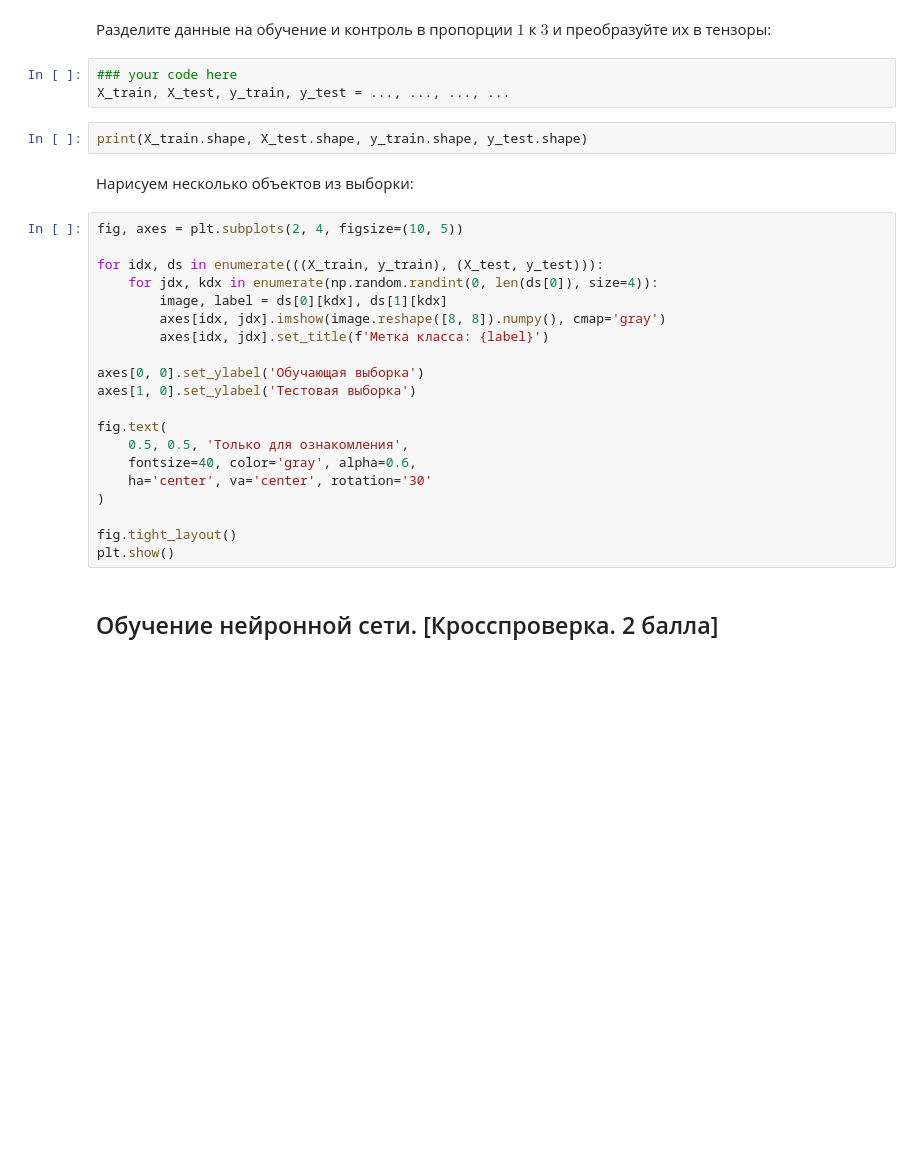
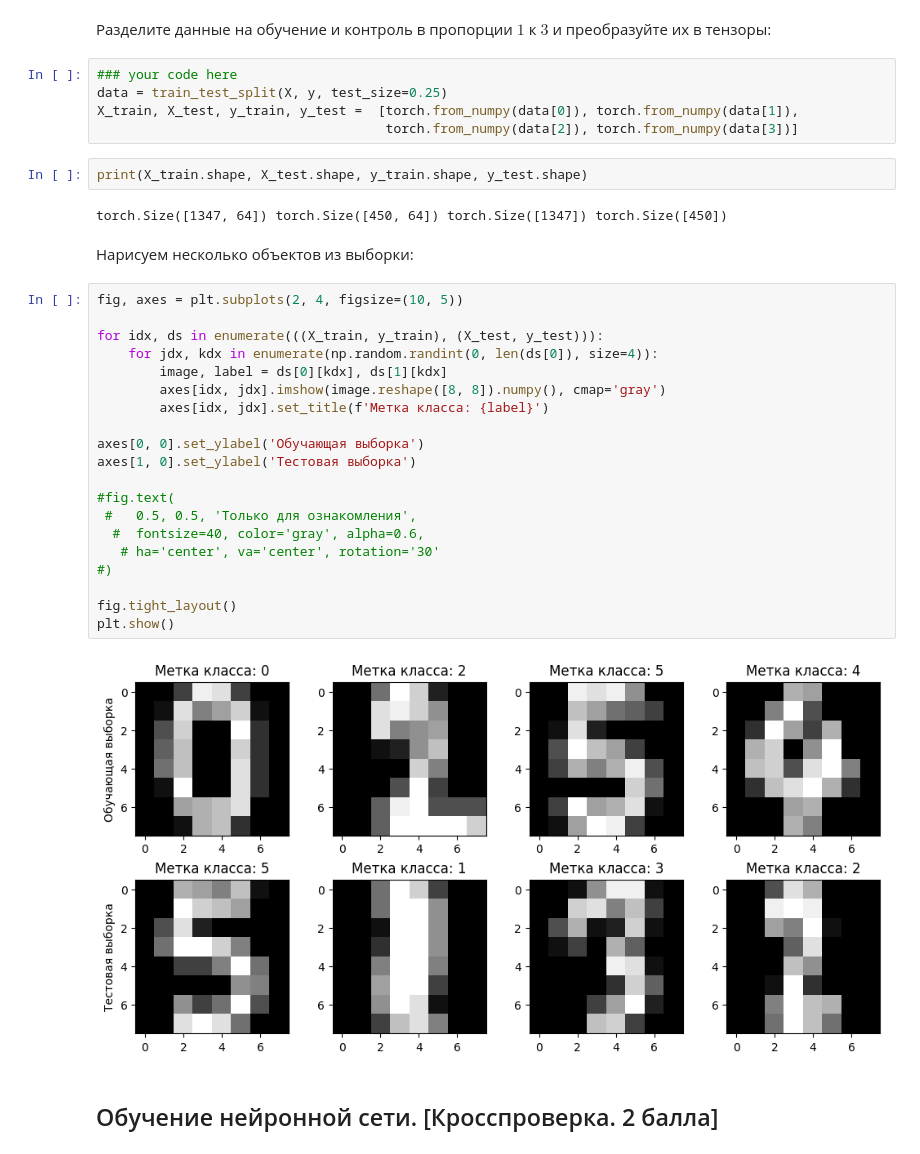
Before and after one commit to DYDKA4/DML, a Jupyter notebook: DL-1/Homework_1.1._Dense_Networks.ipynb, the cells around one changed output. Cells and saved outputs as stored; diff of their text form; blank space fills up the shorter version.

```diff
--- a/DL-1/Homework_1.1._Dense_Networks.ipynb
+++ b/DL-1/Homework_1.1._Dense_Networks.ipynb
@@ -368,33 +438,39 @@ from sklearn.model_selection import train_test_split
 X, y = load_digits(return_X_y=True)
 # %% [markdown]
 Разделите данные на обучение и контроль в пропорции $1$ к $3$ и преобразуйте их в тензоры:
-# %%
-### your code here
-X_train, X_test, y_train, y_test = ..., ..., ..., ...
+# %%
+### your code here
+data = train_test_split(X, y, test_size=0.25)
+X_train, X_test, y_train, y_test =  [torch.from_numpy(data[0]), torch.from_numpy(data[1]),
+                                     torch.from_numpy(data[2]), torch.from_numpy(data[3])]
 # %%
 print(X_train.shape, X_test.shape, y_train.shape, y_test.shape)
+# %% [output]
+torch.Size([1347, 64]) torch.Size([450, 64]) torch.Size([1347]) torch.Size([450])
 # %% [markdown]
 Нарисуем несколько объектов из выборки:
 # %%
 fig, axes = plt.subplots(2, 4, figsize=(10, 5))
 
 for idx, ds in enumerate(((X_train, y_train), (X_test, y_test))):
     for jdx, kdx in enumerate(np.random.randint(0, len(ds[0]), size=4)):
         image, label = ds[0][kdx], ds[1][kdx]
         axes[idx, jdx].imshow(image.reshape([8, 8]).numpy(), cmap='gray')
         axes[idx, jdx].set_title(f'Метка класса: {label}')
 
 axes[0, 0].set_ylabel('Обучающая выборка')
 axes[1, 0].set_ylabel('Тестовая выборка')
 
-fig.text(
-    0.5, 0.5, 'Только для ознакомления',
-    fontsize=40, color='gray', alpha=0.6,
-    ha='center', va='center', rotation='30'
-)
+#fig.text(
+ #   0.5, 0.5, 'Только для ознакомления',
+  #  fontsize=40, color='gray', alpha=0.6,
+   # ha='center', va='center', rotation='30'
+#)
 
 fig.tight_layout()
 plt.show()
+# %% [output]
+[figure, added]
 # %% [markdown]
 ## Обучение нейронной сети. [Кросспроверка. 2 балла]
 # %% [markdown]
```
Also changed, not shown: parts of 40 cells of this notebook, 1 other file.
